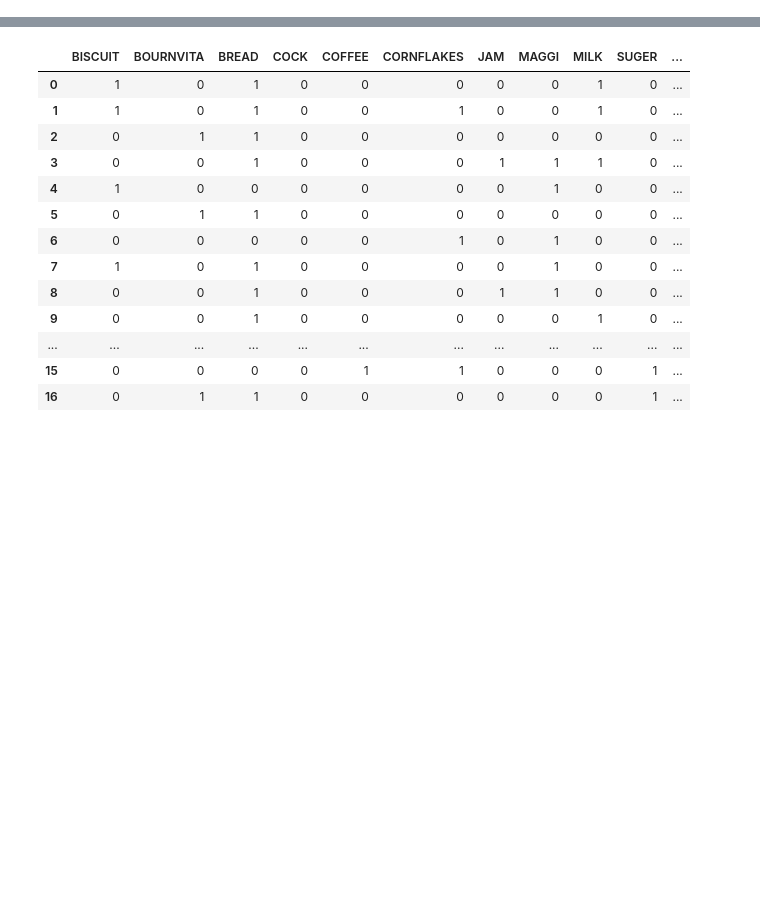
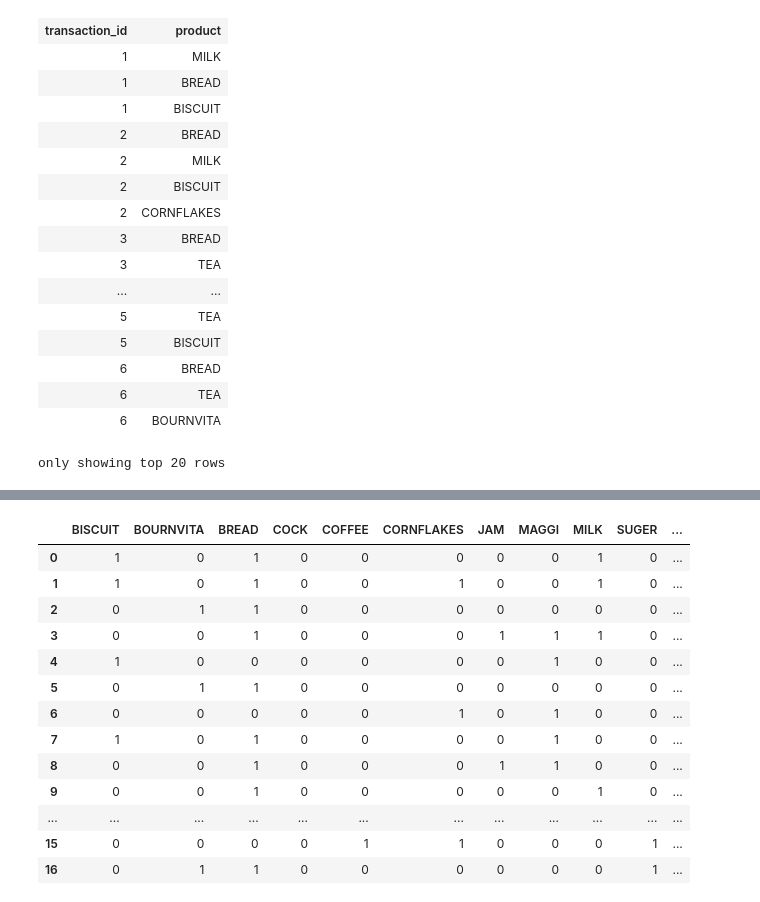
Before and after one commit to donielix/esic-bigdata-iv-blackops, a Jupyter notebook: notebooks/tema-4-ml-training/association-rules.ipynb, the cells around one changed output, grey strips where cells are left out. Cells and saved outputs as stored; diff of their text form; code cells hidden in the pictures; blank space fills up the shorter version.

```diff
--- a/notebooks/tema-4-ml-training/association-rules.ipynb
+++ b/notebooks/tema-4-ml-training/association-rules.ipynb
@@ -49,0 +66,23 @@ display(df)
+# %%
+df = transactions.join(
+    dim_product, how="inner", on=transactions.product_id == dim_product.id
+).select(transactions.transaction_id, dim_product.product)
+display(df)
+# %% [output]
+| transaction_id | product |
+| 1 | MILK |
+| 1 | BREAD |
+| 1 | BISCUIT |
+| 2 | BREAD |
+| 2 | MILK |
+| 2 | BISCUIT |
+| 2 | CORNFLAKES |
+| 3 | BREAD |
+| 3 | TEA |
+| ... | ... |
+| 5 | TEA |
+| 5 | BISCUIT |
+| 6 | BREAD |
+| 6 | TEA |
+| 6 | BOURNVITA |
+only showing top 20 rows
```
Also changed, not shown: parts of 8 cells of this notebook, 3 other files.
